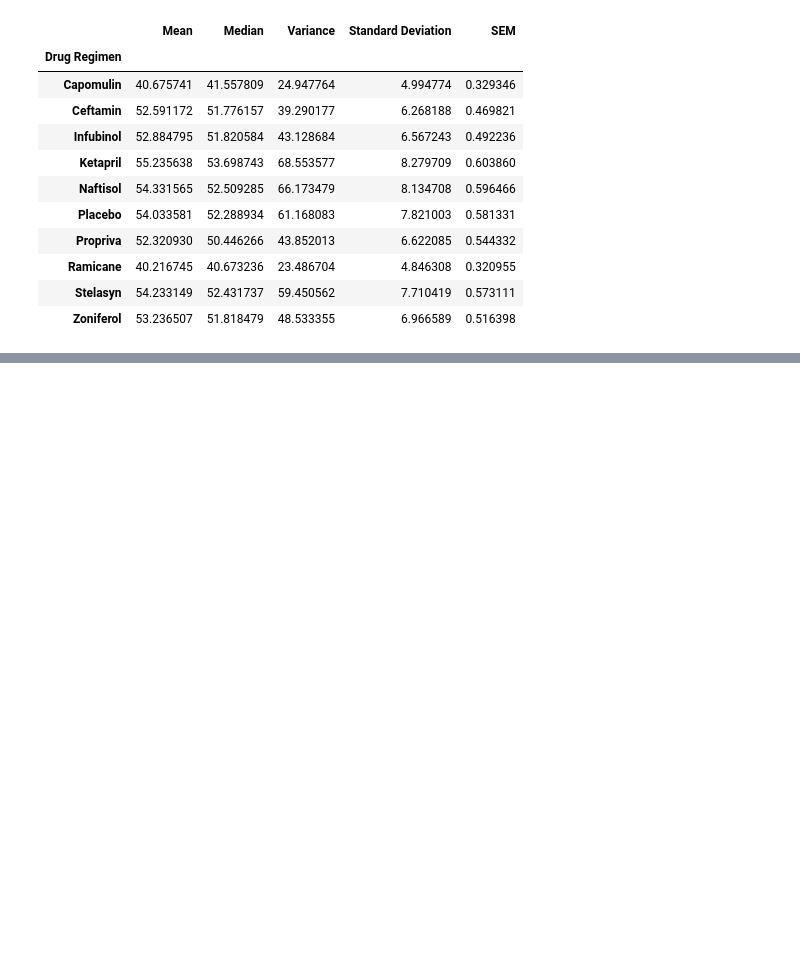
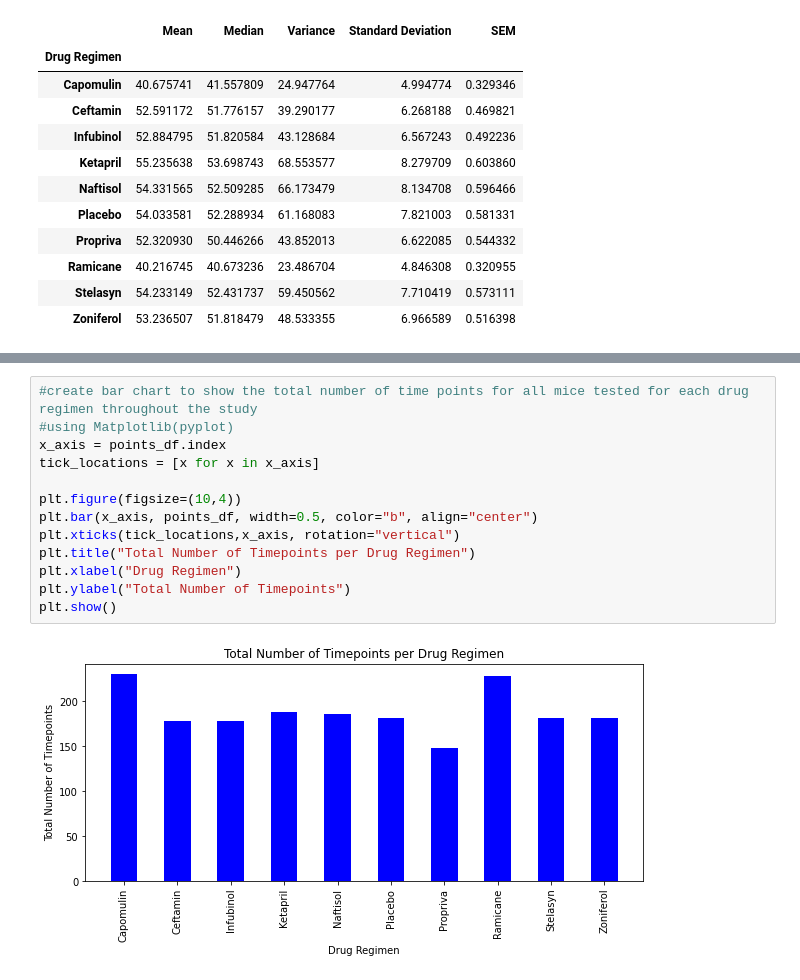
Before and after one commit to latoyawenzinger/Data-Visualization_Matplotlib, a Jupyter notebook: Mice_Treatment.ipynb, the cells around one changed output, grey strips where cells are left out. Cells and saved outputs as stored; diff of their text form; blank space fills up the shorter version.

```diff
--- a/Mice_Treatment.ipynb
+++ b/Mice_Treatment.ipynb
@@ -142,0 +142,15 @@ plt.show()
+# %%
+#create bar chart to show the total number of time points for all mice tested for each drug regimen throughout the study
+#using Matplotlib(pyplot)
+x_axis = points_df.index
+tick_locations = [x for x in x_axis]
+
+plt.figure(figsize=(10,4))
+plt.bar(x_axis, points_df, width=0.5, color="b", align="center")
+plt.xticks(tick_locations,x_axis, rotation="vertical")
+plt.title("Total Number of Timepoints per Drug Regimen")
+plt.xlabel("Drug Regimen")
+plt.ylabel("Total Number of Timepoints")
+plt.show()
+# %% [output]
+[figure, added]
```
Also changed, not shown: parts of 6 cells of this notebook.
